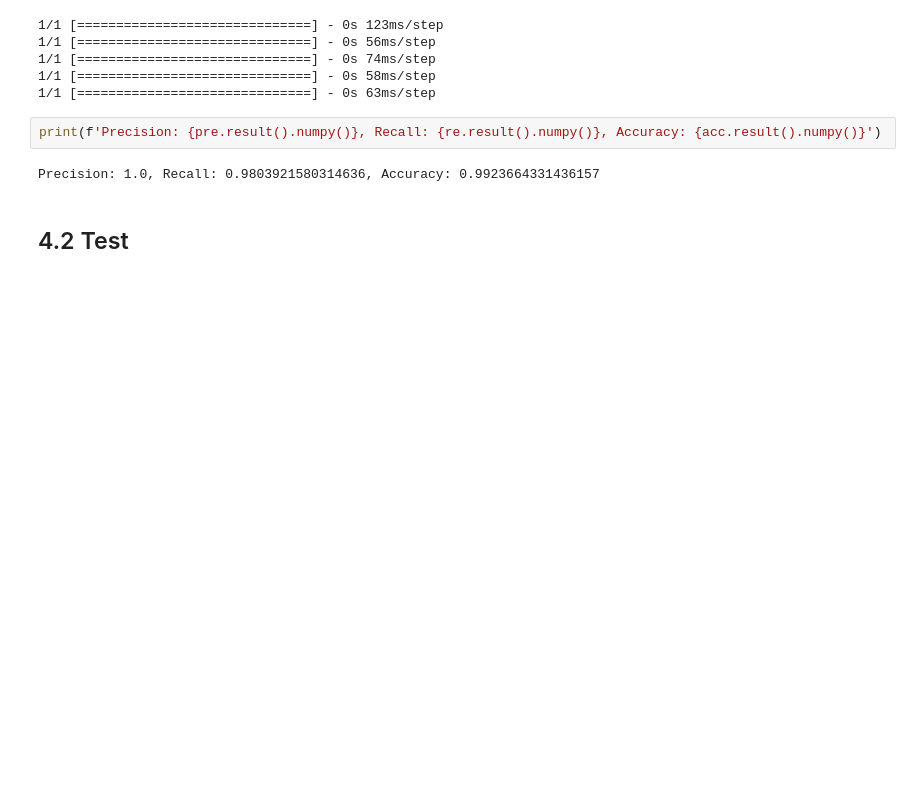
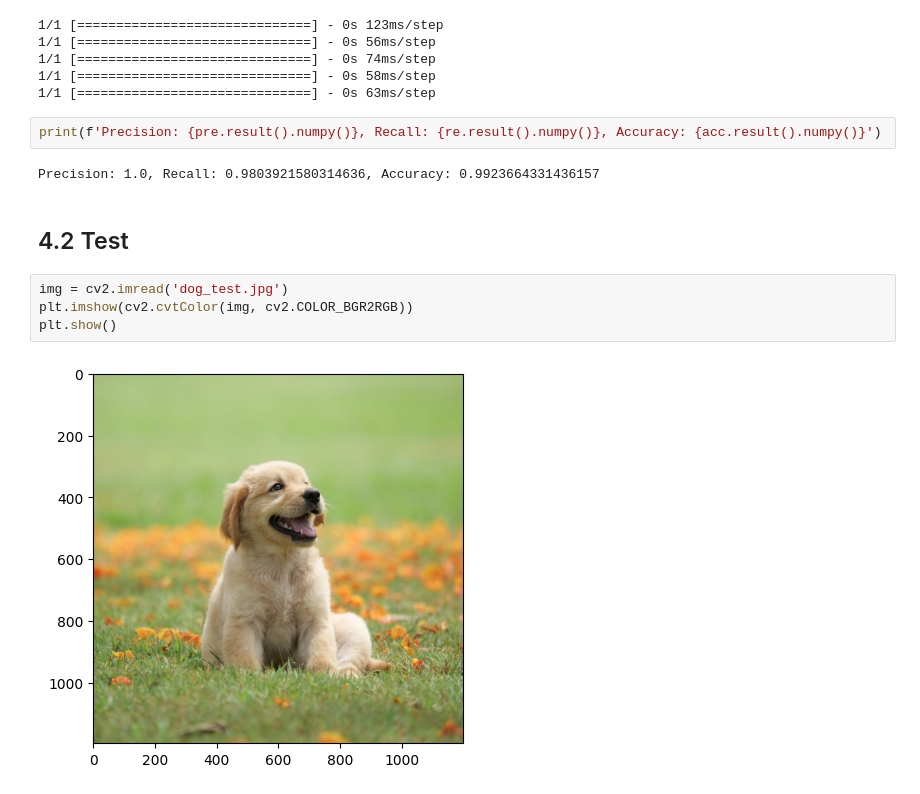
Before and after one commit to Nooraldin2001/Cat-Dog-Image-Classifier, a Jupyter notebook: model.ipynb, the cells around one changed output. Saved outputs shown, nothing was run; the diff lists cells and outputs as text; blank space fills up the shorter version.

Commit message:
test the model

```diff
--- a/model.ipynb
+++ b/model.ipynb
@@ -252,3 +252,9 @@ print(f'Precision: {pre.result().numpy()}, Recall: {re.result().numpy()}, Accura
 Precision: 1.0, Recall: 0.9803921580314636, Accuracy: 0.9923664331436157
 # %% [markdown]
 ## 4.2 Test
+# %%
+img = cv2.imread('dog_test.jpg')
+plt.imshow(cv2.cvtColor(img, cv2.COLOR_BGR2RGB))
+plt.show()
+# %% [output]
+[figure, added]
```
Also changed, not shown: parts of 7 cells of this notebook, 2 other files.
